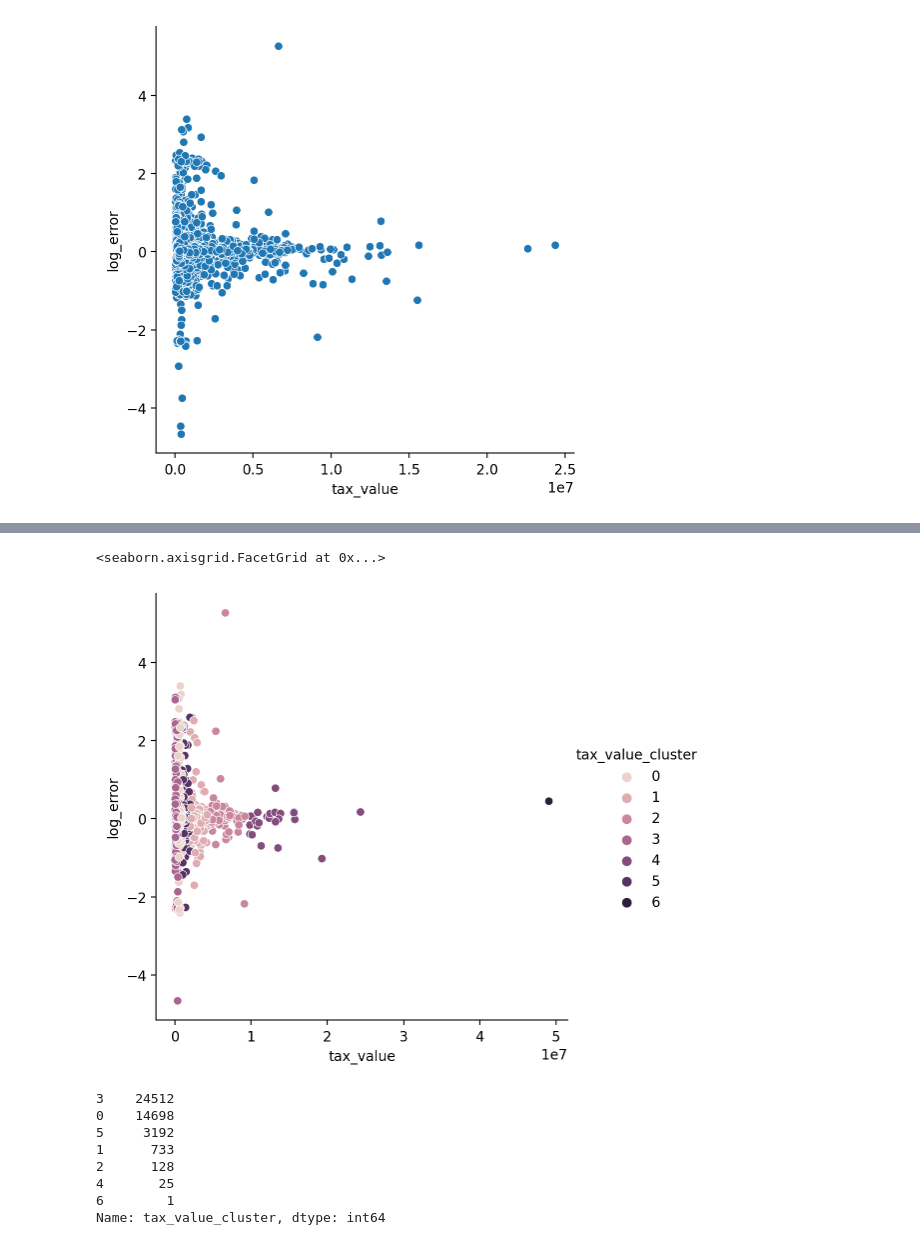
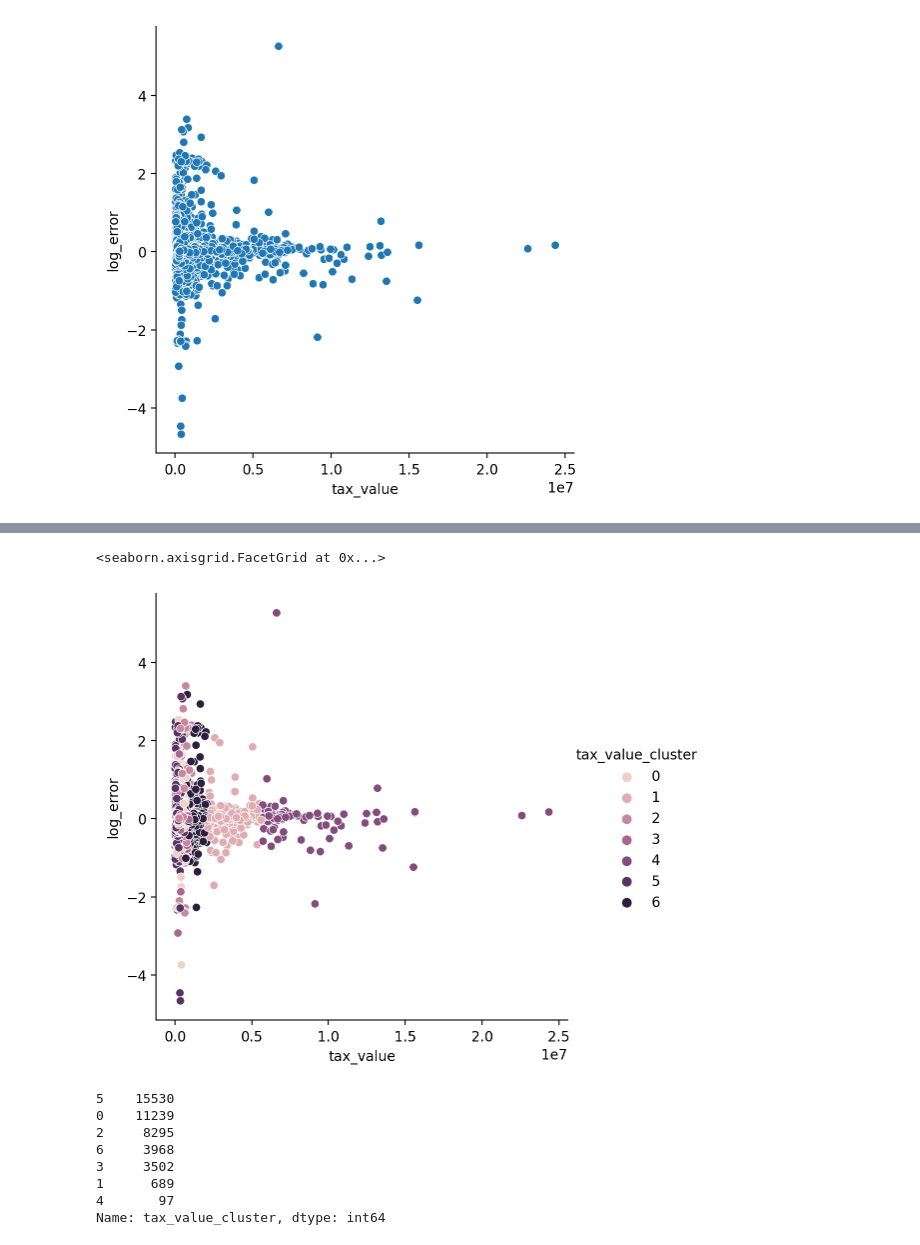
Before and after one commit to L-G-B-Team/clustering-project, a Jupyter notebook: woody_explore.ipynb, the cells around one changed output, grey strips where cells are left out. Cells and saved outputs as stored; diff of their text form; code cells hidden in the pictures.

```diff
--- a/woody_explore.ipynb
+++ b/woody_explore.ipynb
@@ -22,19 +36,20 @@ sns.relplot(data=train, x='tax_value', y='log_error')
 # %%
 kmeans = KMeans(7)
-kmeans.fit(train[['tax_value']])
-train['tax_value_cluster'] = kmeans.predict(train[['tax_value']])
-sns.relplot(data=train, x='tax_value',y='log_error',hue='tax_value_cluster')
+cluster_by = ['tax_value','latitude','longitude']
+kmeans.fit(train[cluster_by])
+train['tax_value_cluster'] = kmeans.predict(train[cluster_by])
+sns.relplot(data=train, x='tax_value',y='log_error',hue='tax_value_cluster',palette='')
 # %% [output]
 <seaborn.axisgrid.FacetGrid at 0x...>
-[figure, old version]
+[figure, new version]
 # %%
 train.tax_value_cluster.value_counts()
 # %% [output]
-3    24512
-0    14698
-5     3192
-1      733
-2      128
-4       25
-6        1
+5    15530
+0    11239
+2     8295
+6     3968
+3     3502
+1      689
+4       97
 Name: tax_value_cluster, dtype: int64
```
Also changed, not shown: parts of 1 cell of this notebook.
